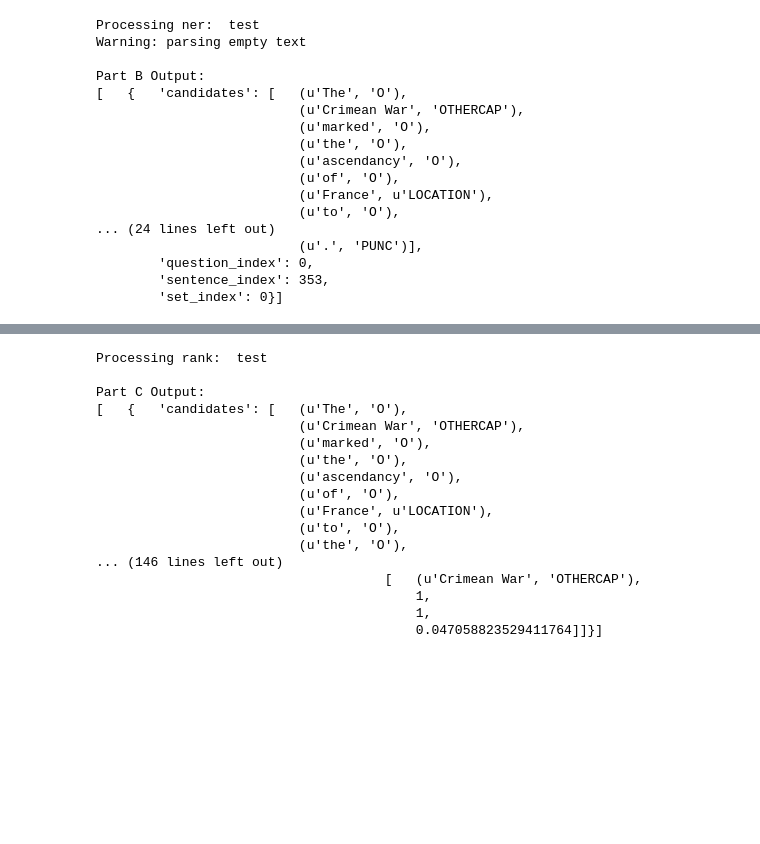
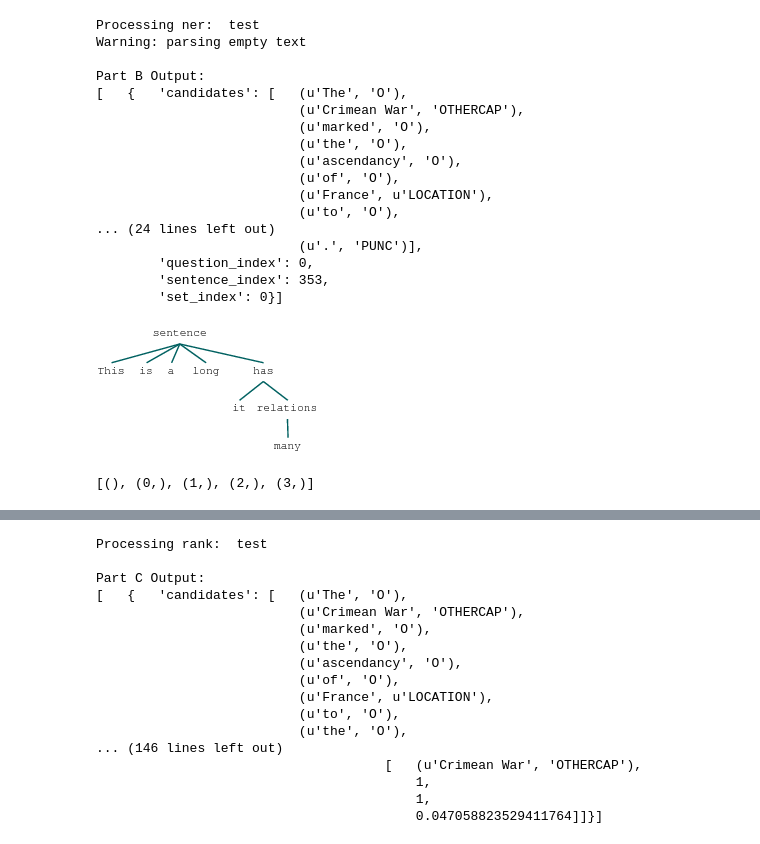
Before and after one commit to Fancy7777/Answer-ranking-system, a Jupyter notebook: Basic QA system - Enhancements.ipynb, the cells around one changed output, grey strips where cells are left out. Cells and saved outputs as stored; diff of their text form; code cells hidden in the pictures; blank space fills up the shorter version.

```diff
--- a/Basic QA system - Enhancements.ipynb
+++ b/Basic QA system - Enhancements.ipynb
@@ -1431,0 +1478,2 @@ def build_feature(feature, question_type, a_new_x):
+# %%
+tree = get_tree("This is a long sentence, it has many relations")
@@ -1431,0 +1482,8 @@ def build_feature(feature, question_type, a_new_x):
+# %%
+tree
+# %% [output]
+[figure, added]
+# %%
+tree.treepositions()
+# %% [output]
+[(), (0,), (1,), (2,), (3,)]
```
Also changed, not shown: parts of 25 cells of this notebook.
